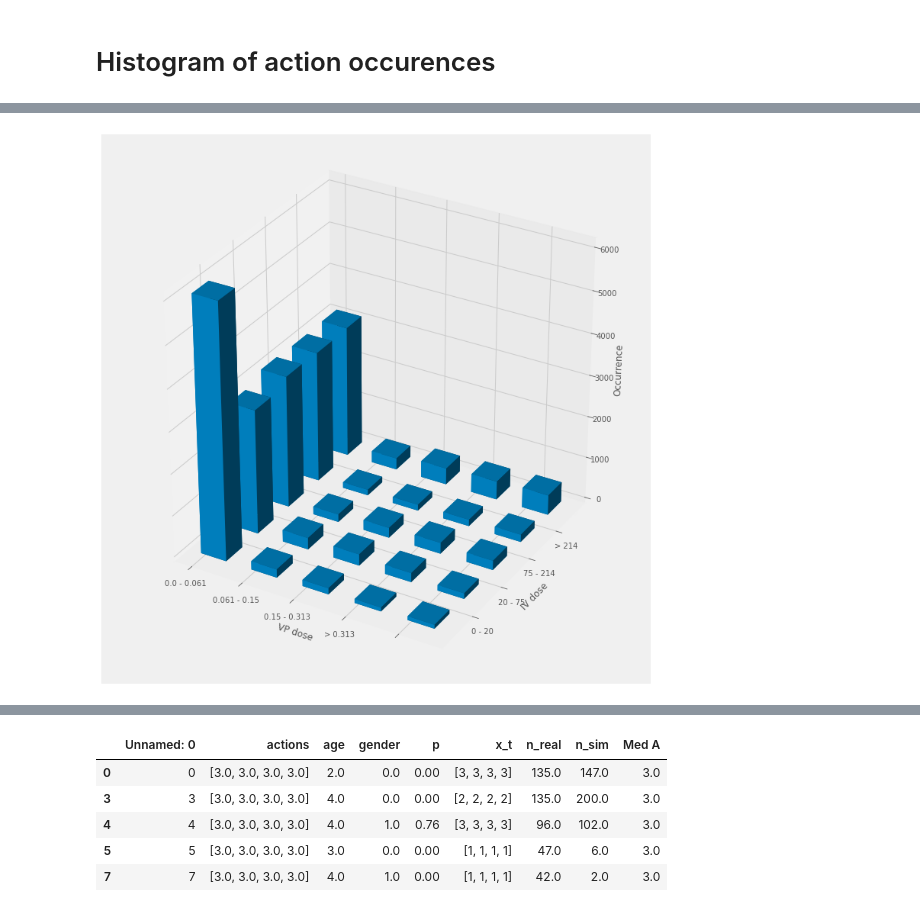
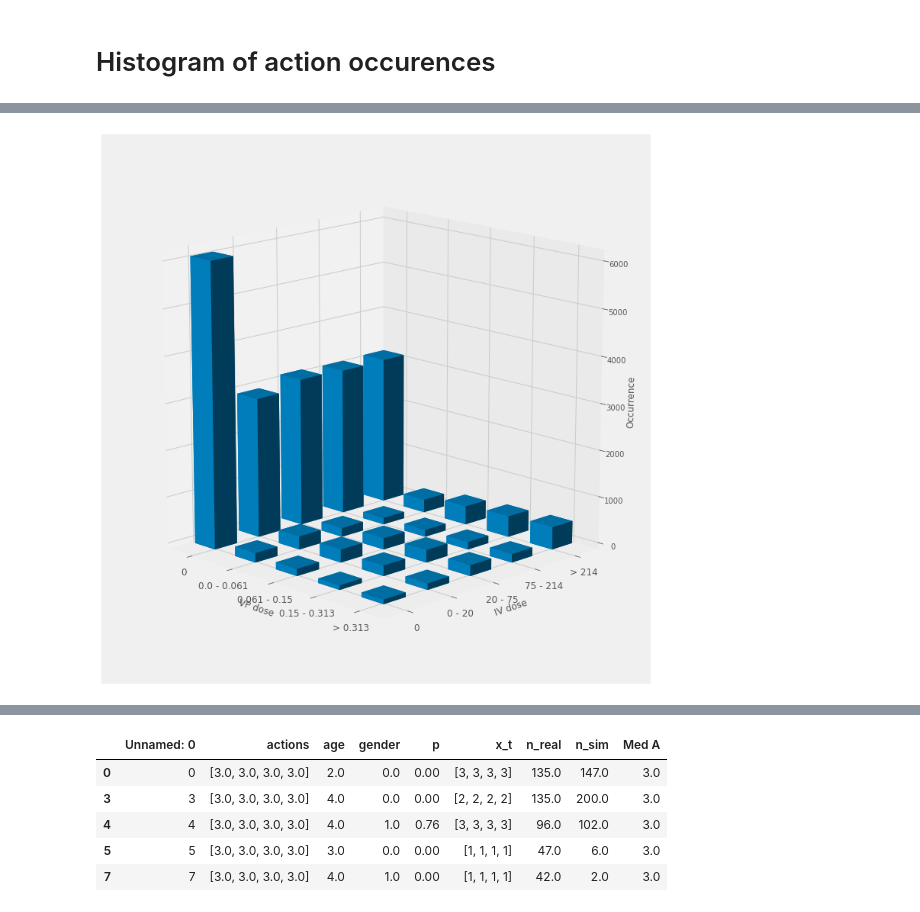
Before and after one commit to faaizT/CausalTwinAssessment, a Jupyter notebook: Hypothesis testing analysis (updated).ipynb, the cells around one changed output, grey strips where cells are left out. Saved outputs shown, nothing was run; the diff lists cells and outputs as text; code cells hidden in the pictures.

Commit message:
Slight change in the plot

```diff
--- a/Hypothesis testing analysis (updated).ipynb
+++ b/Hypothesis testing analysis (updated).ipynb
@@ -697,44 +699,47 @@ array([[6102.,  200.,  149.,   93.,   94.],
 # %%
-# from mpl_toolkits.mplot3d import Axes3D
+%matplotlib inline
+from mpl_toolkits.mplot3d import Axes3D
 import matplotlib.pyplot as plt
 import numpy as np
-%matplotlib inline
+# from matplotlib import style
+# style.use('fivethirtyeight')
 
 data = pivot_table.values
 
 column_names = observational_data['VP_dose'].unique()
 column_names.sort()
 row_names = observational_data['IV_dose'].unique()
 row_names.sort()
 
 fig, ax = plt.subplots(figsize = (10,10))
-ax = Axes3D(fig)
+ax = Axes3D(fig, elev=15, azim=-45)
 
 lx= len(data[0])            # Work out matrix dimensions
 ly= len(data[:,0])
 xpos = np.arange(0,lx,1)    # Set up a mesh of positions
 ypos = np.arange(0,ly,1)
-xpos, ypos = np.meshgrid(xpos+0.25, ypos+0.25)
+xpos, ypos = np.meshgrid(xpos +0.25, ypos+0.25)
 
 xpos = xpos.flatten()   # Convert positions to 1D array
 ypos = ypos.flatten()
 zpos = np.zeros(lx*ly)
 
 dx = 0.5 * np.ones_like(zpos)
 dy = dx.copy()
 dz = data.flatten()
 
 # cs = ['r', 'g', 'b', 'y', 'c'] * ly
 
-ax.bar3d(xpos - 1.25,ypos,zpos, dx, dy, dz)
+ax.bar3d(xpos,ypos,zpos, dx, dy, dz)
 
 #sh()
-ax.w_xaxis.set_ticklabels(column_names)
-ax.w_yaxis.set_ticklabels(row_names)
-ax.set_xlabel('VP dose')
-ax.set_ylabel('IV dose')
-ax.set_zlabel('Occurrence')
-
+# ax.w_xaxis.set_ticklabels(column_names)
+plt.xticks(np.arange(0.5, 5, 1), column_names, fontsize=12)
+# ax.w_yaxis.set_ticklabels(row_names)
+plt.yticks(np.arange(0.5, 5, 1), row_names, fontsize=12)
+ax.set_xlabel('VP dose', fontsize=12)
+ax.set_ylabel('IV dose', fontsize=12)
+ax.set_zlabel('Occurrence', fontsize=12)
 plt.show()
 # %% [output]
-[figure, old version]
+[figure, new version]
```
Also changed, not shown: parts of 4 cells of this notebook.
